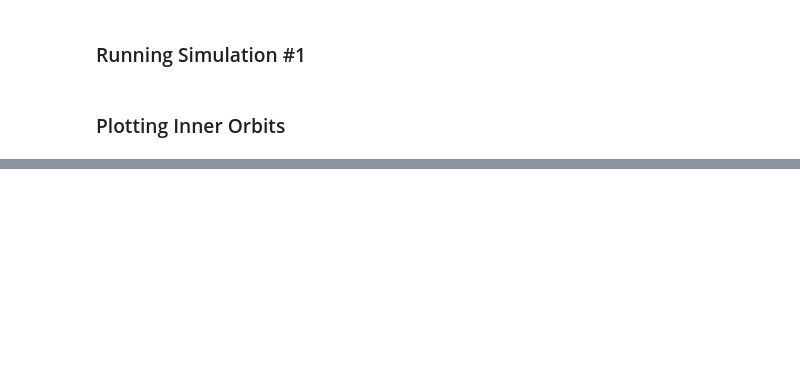
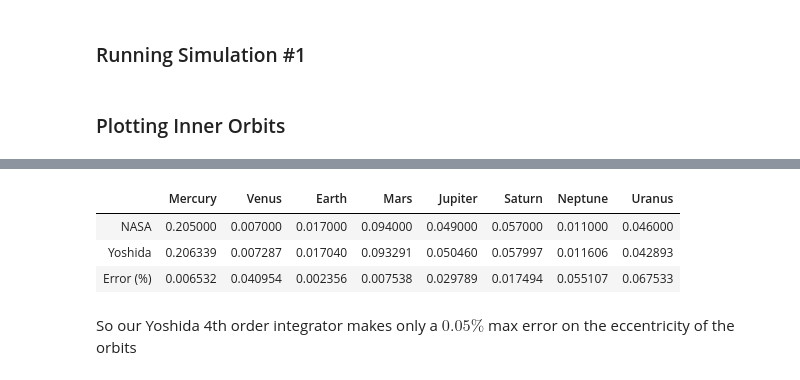
Before and after one commit to gil-miranda/university-courses, a Jupyter notebook: comp-cientifica-II-2019-2/Project-II/Teste/The Project-Copy1.ipynb, the cells around one changed output, grey strips where cells are left out. Cells and saved outputs as stored; diff of their text form; code cells hidden in the pictures; blank space fills up the shorter version.

```diff
--- a/comp-cientifica-II-2019-2/Project-II/Teste/The Project-Copy1.ipynb
+++ b/comp-cientifica-II-2019-2/Project-II/Teste/The Project-Copy1.ipynb
@@ -532,3 +564,7 @@ angular_m
+# %%
+## data from: https://nssdc.gsfc.nasa.gov/planetary/factsheet/
+data = {}
+data['eccentricity'] = {'Mercury': 0.205, 'Venus': 0.007, 'Earth': 0.017, 'Mars':0.094, 'Jupiter': 0.049, 'Saturn': 0.057, 'Neptune': 0.011, 'Uranus': 0.046}
 # %%
 def calc_aphelion(pos):
     aphelion = 0
@@ -551,14 +587,13 @@ def calc_ecc(ap, pe):
 aphelion = {}
 perihelion = {}
 
-for b in bodies_test[1:]:
+for b in bodies[1:]:
     #aphelion[b.name] = calc_aphelion(pos['velocity-verlet'][0][1][b.name])
     #perihelion[b.name] = calc_perihelion(pos['velocity-verlet'][0][1][b.name])
-    aphelion[b.name] = calc_aphelion(pos['leapfrog'][0][1][b.name])
-    perihelion[b.name] = calc_perihelion(pos['leapfrog'][0][1][b.name])
+    aphelion[b.name] = calc_aphelion(pos['yoshida'][0][1][b.name])
+    perihelion[b.name] = calc_perihelion(pos['yoshida'][0][1][b.name])
 
 eccentricity = {}
-data = {}
-data['eccentricity'] = {'Mercury': 0.205, 'Venus': 0.007, 'Earth': 0.017, 'Mars':0.094, 'Jupiter': 0.049, 'Saturn': 0.057, 'Neptune': 0.011}
-for b in bodies_test[1:]:
+
+for b in bodies[1:]:
     eccentricity[b.name] = calc_ecc(aphelion[b.name], perihelion[b.name])
@@ -584,3 +599,0 @@ planet1 = Body('Planet 1', 'red')
-# %%
-for b in bodies_test[1:]:
-    print(b.name + ': ' + str((data['eccentricity'][b.name]/eccentricity[b.name])))
@@ -644,5 +599,0 @@ sim.orbit_plotter(pos, [sun, planet, planet2], title = 'Coreografia 1', scale =
-# %%
-hs = [7200]
-m = ['euler', 'leapfrog']
-period = 10000
-bodies = [sun, earth, venus, mars]
@@ -655,0 +600,14 @@ sim.big_plotter(methods = m, steps = hs, graph = ['orbit'], opt = [bodies, 'The
+# %%
+# data_plot = [[data['eccentricity']['Mercury'],0], [eccentricity['Mercury'],2]]
+error = [abs(i-j)/i for i,j in zip(data['eccentricity'].values(),eccentricity.values())]
+ecc_error = {}
+for (b,e) in zip(bodies[1:],error):
+    ecc_error[b.name] = e
+pd.DataFrame([data['eccentricity'],eccentricity,ecc_error],['NASA','Yoshida', 'Error (%)'])
+# %% [output]
+|  | Mercury | Venus | Earth | Mars | Jupiter | Saturn | Neptune | Uranus |
+| NASA | 0.205000 | 0.007000 | 0.017000 | 0.094000 | 0.049000 | 0.057000 | 0.011000 | 0.046000 |
+| Yoshida | 0.206339 | 0.007287 | 0.017040 | 0.093291 | 0.050460 | 0.057997 | 0.011606 | 0.042893 |
+| Error (%) | 0.006532 | 0.040954 | 0.002356 | 0.007538 | 0.029789 | 0.017494 | 0.055107 | 0.067533 |
+# %% [markdown]
+So our Yoshida 4th order integrator makes only a $0.05\%$ max error on the eccentricity of the orbits
```
Also changed, not shown: parts of 38 cells of this notebook, 3 other files.
